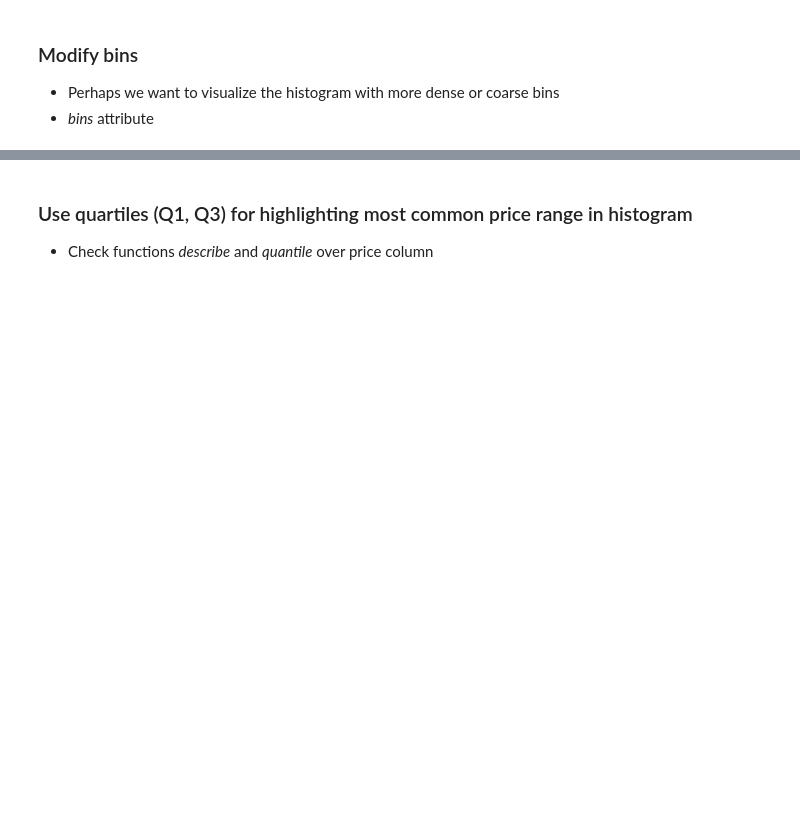
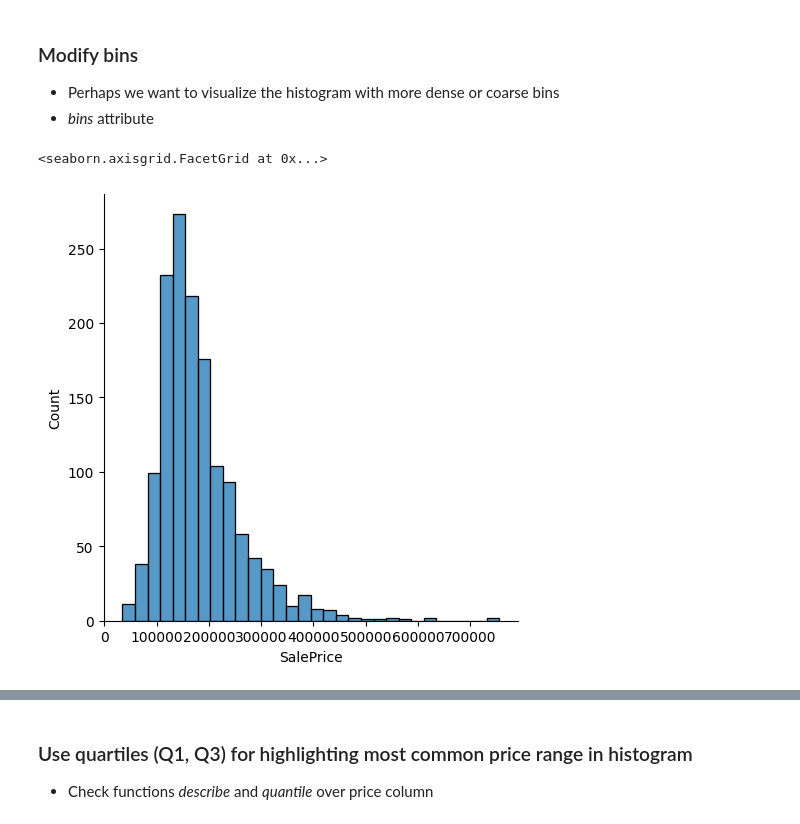
Before and after one commit to lubsar/EFREI-Introduction-to-Machine-Learning, a Jupyter notebook: iml_02.ipynb, the cells around one changed output, grey strips where cells are left out. Cells and saved outputs as stored; diff of their text form; code cells hidden in the pictures; blank space fills up the shorter version.

```diff
--- a/iml_02.ipynb
+++ b/iml_02.ipynb
@@ -40,3 +56,8 @@ import seaborn as sns # another matplotlib interface - styled and easier to use
 ### Modify bins
 - Perhaps we want to visualize the histogram with more dense or coarse bins
 - *bins* attribute
+# %%
+sns.displot(df.SalePrice, bins=30)
+# %% [output]
+<seaborn.axisgrid.FacetGrid at 0x...>
+[figure, added]
```
Also changed, not shown: parts of 29 cells of this notebook, 1 other file.
